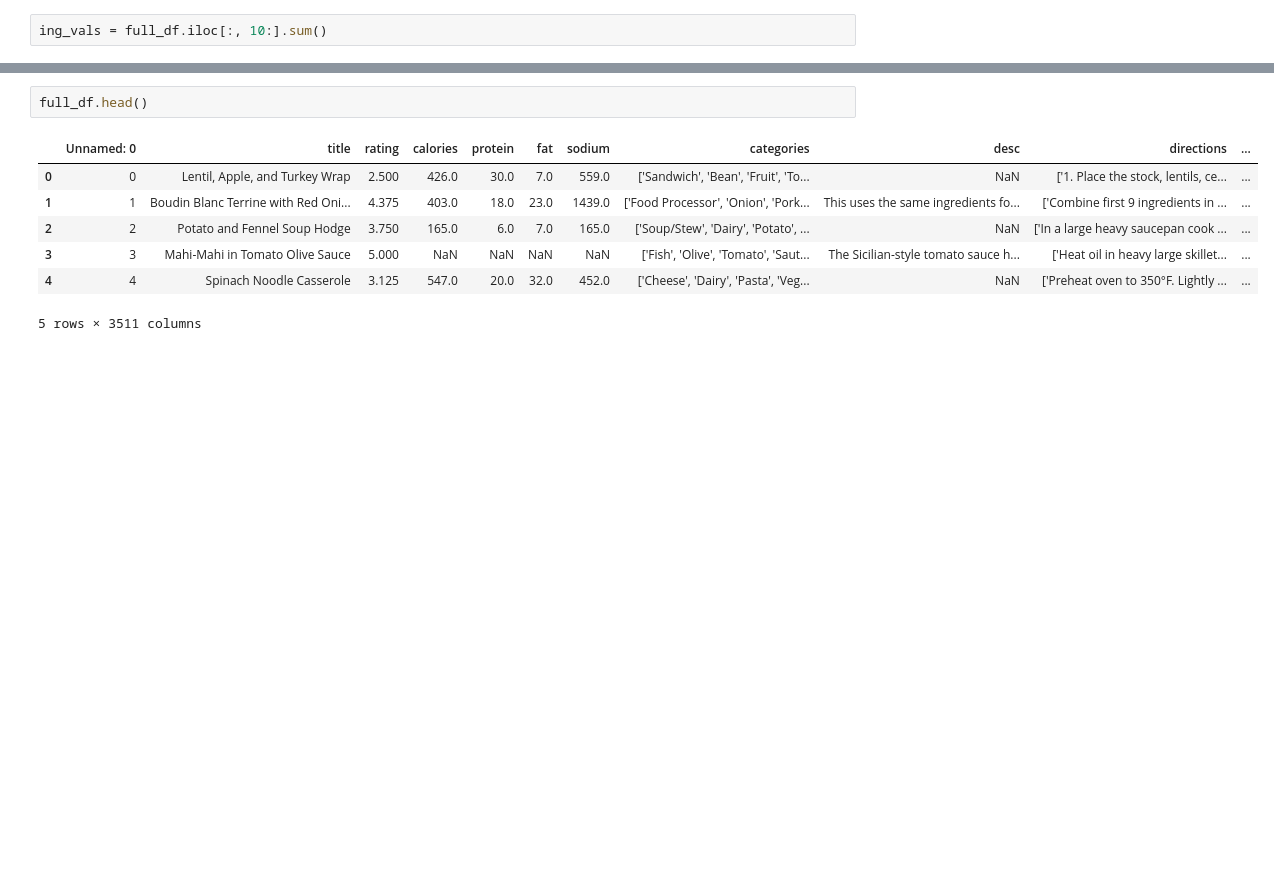
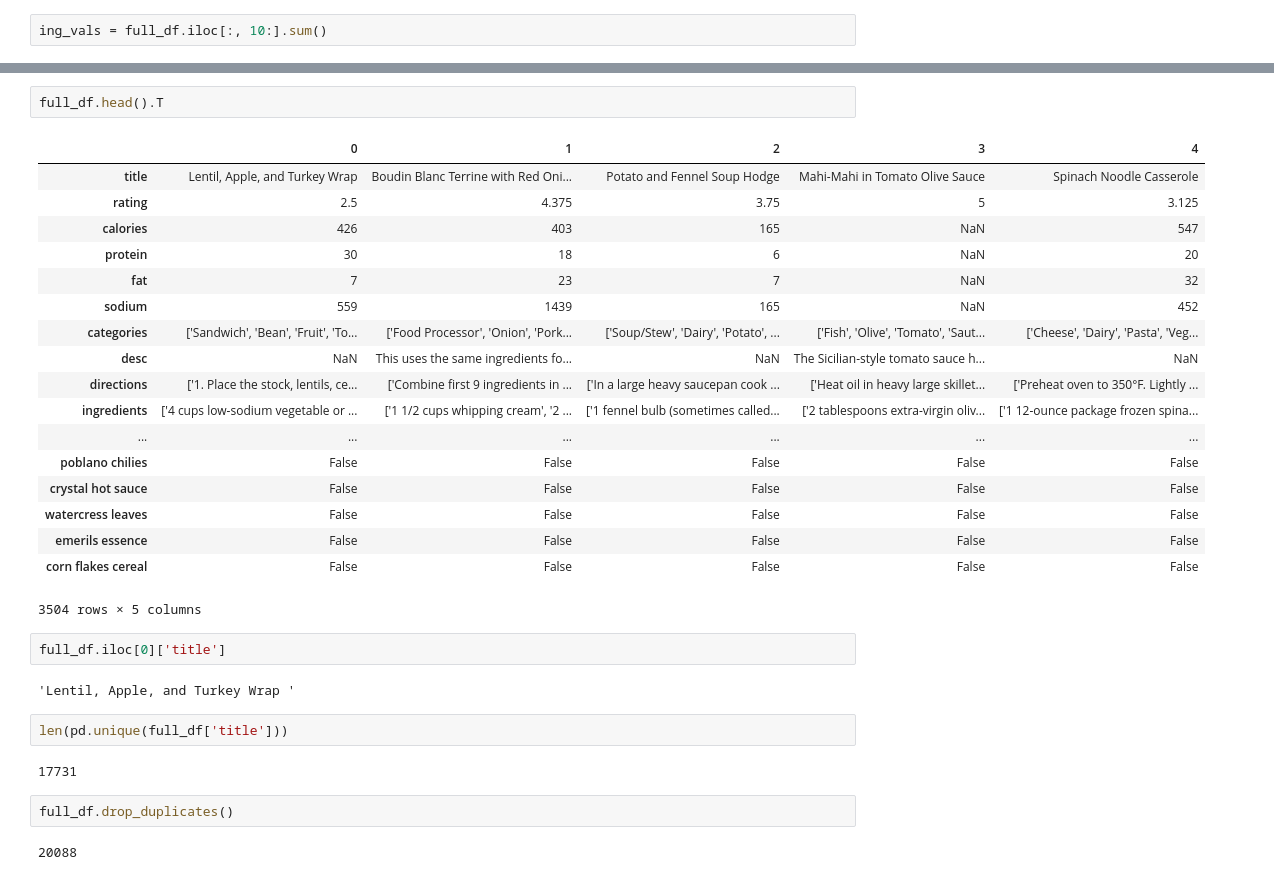
Before and after one commit to bbl007/SDHacks2019, a Jupyter notebook: recommender_model.ipynb, the cells around one changed output, grey strips where cells are left out. Drawn from its saved outputs; the diff is of its cells as text; blank space fills up the shorter version.

```diff
--- a/recommender_model.ipynb
+++ b/recommender_model.ipynb
@@ -80,12 +118,35 @@ sum(ing_vals.sort_values(ascending=False) >=99)
 # %% [output]
 770
 # %%
-full_df.head()
+full_df.head().T
 # %% [output]
-|  | Unnamed: 0 | title | rating | calories | protein | fat | sodium | categories | desc | directions | ... |
-| 0 | 0 | Lentil, Apple, and Turkey Wrap | 2.500 | 426.0 | 30.0 | 7.0 | 559.0 | ['Sandwich', 'Bean', 'Fruit', 'To... | NaN | ['1. Place the stock, lentils, ce... | ... |
-| 1 | 1 | Boudin Blanc Terrine with Red Oni... | 4.375 | 403.0 | 18.0 | 23.0 | 1439.0 | ['Food Processor', 'Onion', 'Pork... | This uses the same ingredients fo... | ['Combine first 9 ingredients in ... | ... |
-| 2 | 2 | Potato and Fennel Soup Hodge | 3.750 | 165.0 | 6.0 | 7.0 | 165.0 | ['Soup/Stew', 'Dairy', 'Potato', ... | NaN | ['In a large heavy saucepan cook ... | ... |
-| 3 | 3 | Mahi-Mahi in Tomato Olive Sauce | 5.000 | NaN | NaN | NaN | NaN | ['Fish', 'Olive', 'Tomato', 'Saut... | The Sicilian-style tomato sauce h... | ['Heat oil in heavy large skillet... | ... |
-| 4 | 4 | Spinach Noodle Casserole | 3.125 | 547.0 | 20.0 | 32.0 | 452.0 | ['Cheese', 'Dairy', 'Pasta', 'Veg... | NaN | ['Preheat oven to 350°F. Lightly ... | ... |
+|  | 0 | 1 | 2 | 3 | 4 |
+| title | Lentil, Apple, and Turkey Wrap | Boudin Blanc Terrine with Red Oni... | Potato and Fennel Soup Hodge | Mahi-Mahi in Tomato Olive Sauce | Spinach Noodle Casserole |
+| rating | 2.5 | 4.375 | 3.75 | 5 | 3.125 |
+| calories | 426 | 403 | 165 | NaN | 547 |
+| protein | 30 | 18 | 6 | NaN | 20 |
+| fat | 7 | 23 | 7 | NaN | 32 |
+| sodium | 559 | 1439 | 165 | NaN | 452 |
+| categories | ['Sandwich', 'Bean', 'Fruit', 'To... | ['Food Processor', 'Onion', 'Pork... | ['Soup/Stew', 'Dairy', 'Potato', ... | ['Fish', 'Olive', 'Tomato', 'Saut... | ['Cheese', 'Dairy', 'Pasta', 'Veg... |
+| desc | NaN | This uses the same ingredients fo... | NaN | The Sicilian-style tomato sauce h... | NaN |
+| directions | ['1. Place the stock, lentils, ce... | ['Combine first 9 ingredients in ... | ['In a large heavy saucepan cook ... | ['Heat oil in heavy large skillet... | ['Preheat oven to 350°F. Lightly ... |
+| ingredients | ['4 cups low-sodium vegetable or ... | ['1 1/2 cups whipping cream', '2 ... | ['1 fennel bulb (sometimes called... | ['2 tablespoons extra-virgin oliv... | ['1 12-ounce package frozen spina... |
+| ... | ... | ... | ... | ... | ... |
+| poblano chilies | False | False | False | False | False |
+| crystal hot sauce | False | False | False | False | False |
+| watercress leaves | False | False | False | False | False |
+| emerils essence | False | False | False | False | False |
+| corn flakes cereal | False | False | False | False | False |
-5 rows × 3511 columns
+3504 rows × 5 columns
+# %%
+full_df.iloc[0]['title']
+# %% [output]
+'Lentil, Apple, and Turkey Wrap '
+# %%
+len(pd.unique(full_df['title']))
+# %% [output]
+17731
+# %%
+full_df.drop_duplicates()
+# %% [output]
+20088
```
Also changed, not shown: parts of 5 cells of this notebook, 1 other file.
